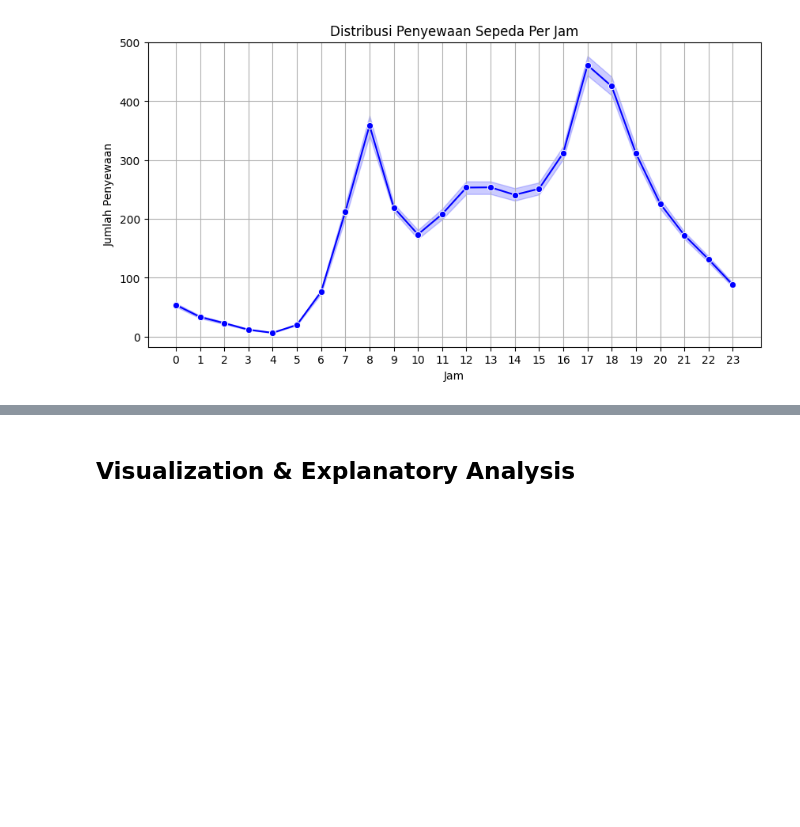
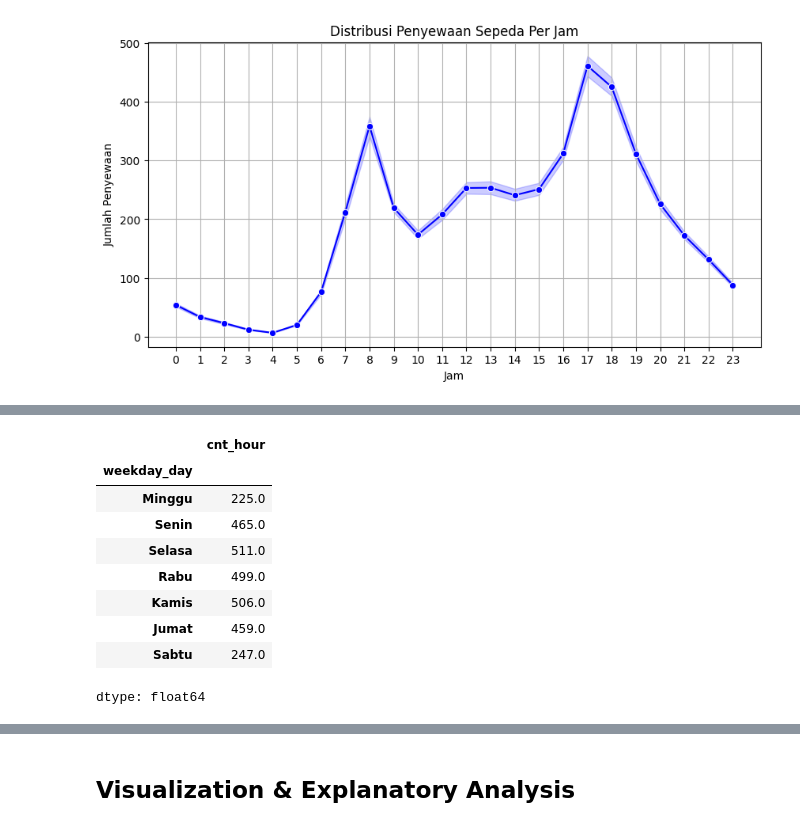
Before and after one commit to tsyaslsbl/Proyek_Analisis_Data, a Jupyter notebook: Notebook.ipynb, the cells around one changed output, grey strips where cells are left out. Cells and saved outputs as stored; diff of their text form; code cells hidden in the pictures; blank space fills up the shorter version.

```diff
--- a/Notebook.ipynb
+++ b/Notebook.ipynb
@@ -172,0 +217,22 @@ plt.show()
+# %%
+# Mapping angka ke nama hari
+day_mapping = {0: "Minggu", 1: "Senin", 2: "Selasa", 3: "Rabu", 4: "Kamis", 5: "Jumat", 6: "Sabtu"}
+
+# Reindex dan memastikan urutan yang benar
+peak_hour_rentals = peak_hour_rentals.reindex(range(7))
+
+#Mapping angka ke nama hari
+peak_hour_rentals.index = peak_hour_rentals.index.map(day_mapping)
+
+peak_hour_rentals
+# %% [output]
+|  | cnt_hour |
+| weekday_day |  |
+| Minggu | 225.0 |
+| Senin | 465.0 |
+| Selasa | 511.0 |
+| Rabu | 499.0 |
+| Kamis | 506.0 |
+| Jumat | 459.0 |
+| Sabtu | 247.0 |
+dtype: float64
```
Also changed, not shown: parts of 20 cells of this notebook, 2 other files.
